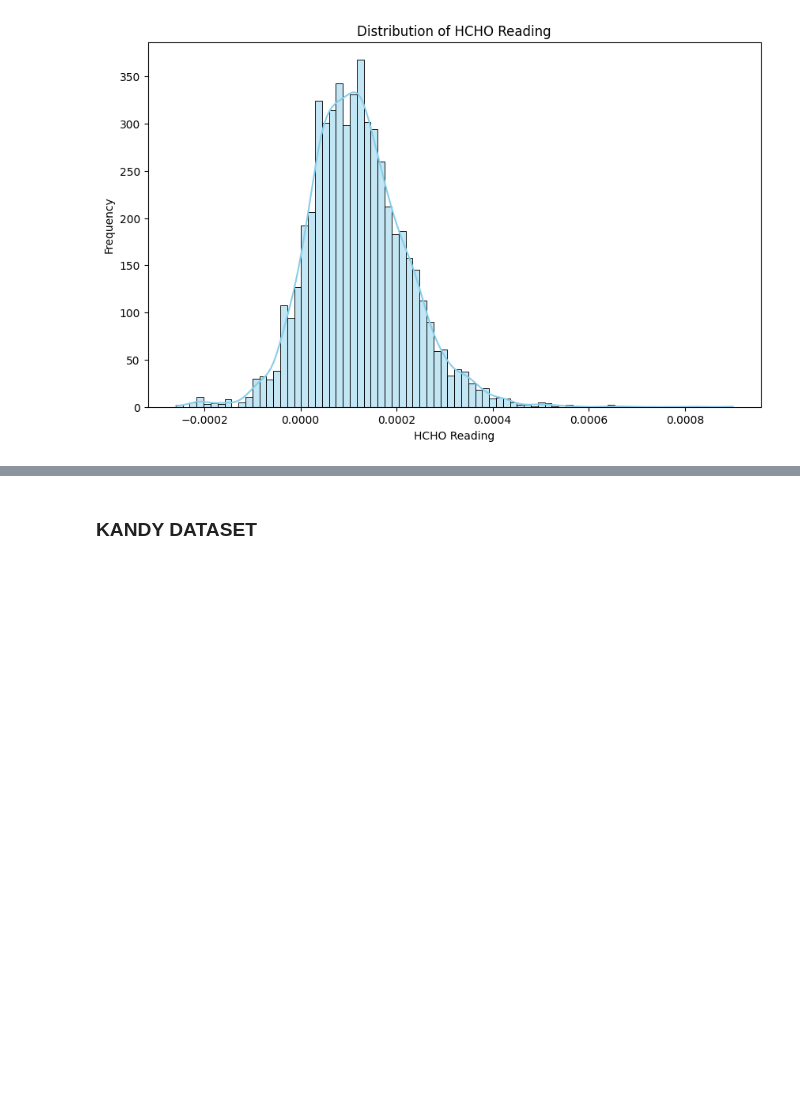
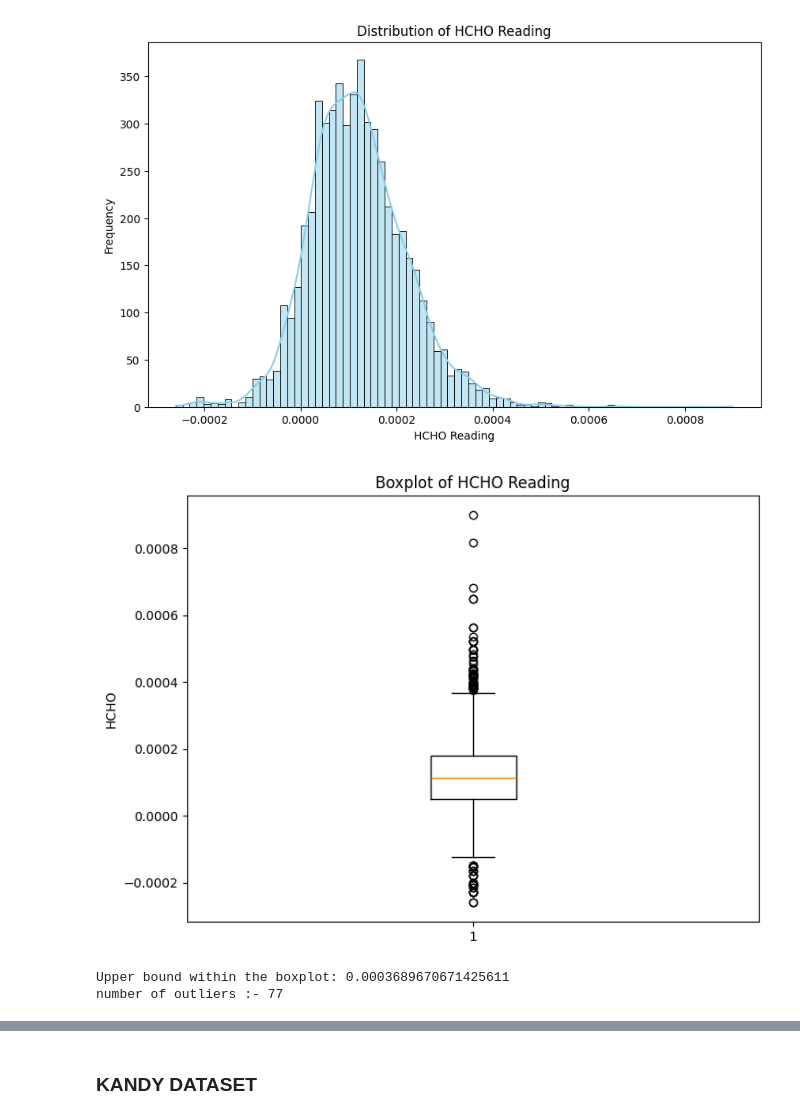
Before and after one commit to VinukaSilva/HCHO-Prediction, a Jupyter notebook: Pre Processing.ipynb, the cells around one changed output, grey strips where cells are left out. Cells and saved outputs as stored; diff of their text form; code cells hidden in the pictures; blank space fills up the shorter version.

Commit message:
Outlier handling in two datasets

```diff
--- a/Pre Processing.ipynb
+++ b/Pre Processing.ipynb
@@ -201,3 +201,37 @@ plt.ylabel('Frequency')
 plt.show()
 # %% [output]
 [figure]
+# %%
+plt.figure(figsize=(8, 6))
+plt.boxplot(cmn_data['HCHO Reading'])
+
+# Add title and labels
+plt.title('Boxplot of HCHO Reading')
+plt.ylabel('HCHO')
+
+# Show the plot
+plt.show()
+# %% [output]
+[figure, added]
+# %%
+# Upper Bound of the Dataset
+
+# Calculate Q1, Q3, and IQR
+Q1 = cmn_data['HCHO Reading'].quantile(0.25)
+Q3 = cmn_data['HCHO Reading'].quantile(0.75)
+IQR = Q3 - Q1
+
+# Compute upper whisker value
+upper_whisker = Q3 + 1.5 * IQR
+
+# Find the highest data point within the upper whisker range
+upper_bound_data = cmn_data['HCHO Reading'][cmn_data['HCHO Reading'] <= upper_whisker].max()
+
+print("Upper bound within the boxplot:", upper_bound_data)
+
+# Number of records upper the bound of the dataset\
+HCHO_Reading_outliers = cmn_data[cmn_data['HCHO Reading'] >= 0.0003689670671425611].value_counts().sum()
+print(f'number of outliers :- {HCHO_Reading_outliers}')
+# %% [output]
+Upper bound within the boxplot: 0.0003689670671425611
+number of outliers :- 77
```
Also changed, not shown: parts of 7 cells of this notebook, 2 other files.
